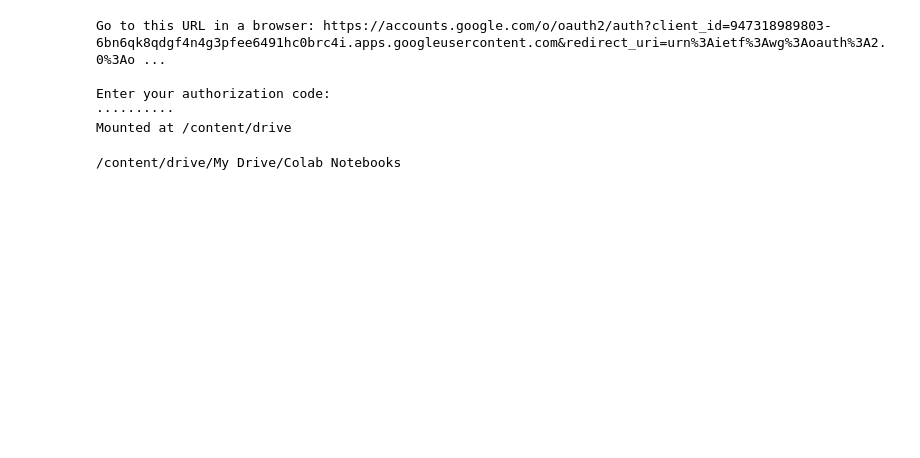
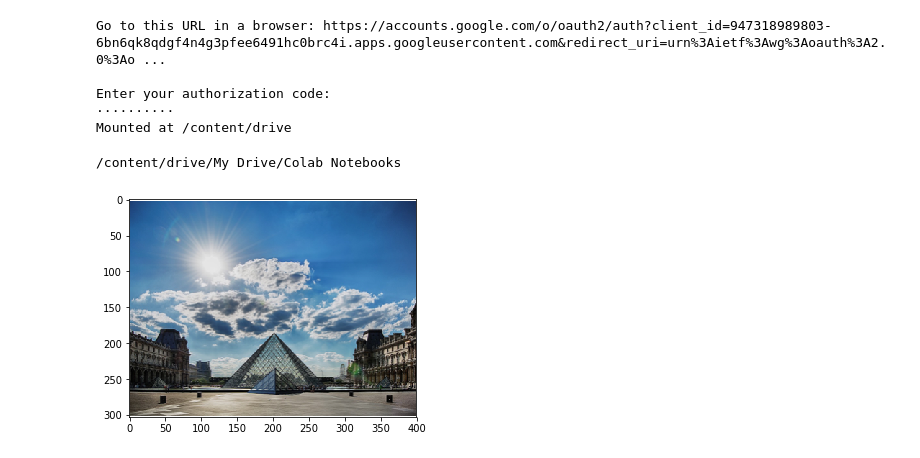
Before and after one commit to sajalcody/StyleUp, a Jupyter notebook: Colab Notebooks/Project1.ipynb, the cells around one changed output. Drawn from its saved outputs; the diff is of its cells as text; code cells hidden in the pictures; blank space fills up the shorter version.

Commit message:
added interact function for testing

```diff
--- a/Colab Notebooks/Project1.ipynb
+++ b/Colab Notebooks/Project1.ipynb
@@ -146,3 +146,12 @@ def compute_layer_style_cost(a_S, a_G):
 
 
     return J_style_layer
+# %%
+def interact():
+  model = load_vgg_model("imagenet-vgg-verydeep-19.mat")
+  content_image = imageio.imread("louvre.png")
+  imshow(content_image)
+
+interact()
+# %% [output]
+[figure, added]
```
